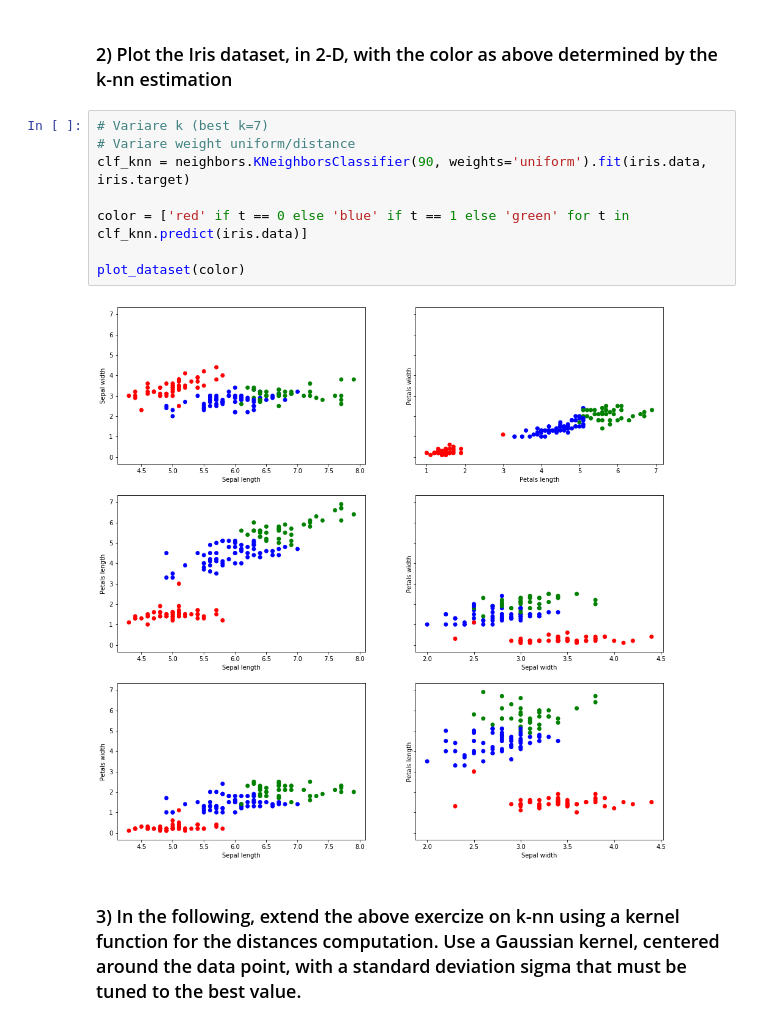
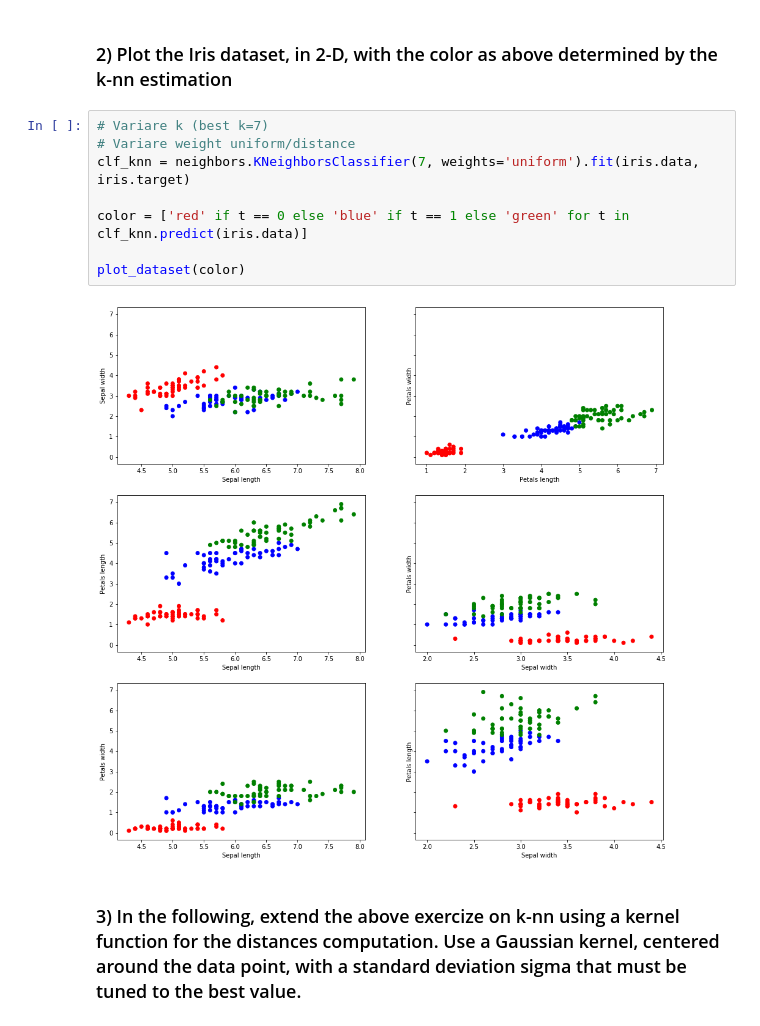
Before and after one commit to marcocaldera/machine-learning-exercises, a Jupyter notebook: meo/02-Distance Model/1-classification_iris_knn_aa_19_20.ipynb, the cells around one changed output. Saved outputs shown, nothing was run; the diff lists cells and outputs as text.

```diff
--- a/meo/02-Distance Model/1-classification_iris_knn_aa_19_20.ipynb
+++ b/meo/02-Distance Model/1-classification_iris_knn_aa_19_20.ipynb
@@ -315,13 +313,13 @@ plot_dataset(color)
 # %%
 # Variare k (best k=7)
 # Variare weight uniform/distance
-clf_knn = neighbors.KNeighborsClassifier(90, weights='uniform').fit(iris.data, iris.target)
+clf_knn = neighbors.KNeighborsClassifier(7, weights='uniform').fit(iris.data, iris.target)
 
 color = ['red' if t == 0 else 'blue' if t == 1 else 'green' for t in clf_knn.predict(iris.data)]
 
 plot_dataset(color)
 # %% [output]
-[figure, old version]
+[figure, new version]
 # %% [markdown]
 ### 3) In the following, extend the above exercize on k-nn using a kernel function for the distances computation. Use a Gaussian kernel, centered around the data point, with a standard deviation sigma that must be tuned to the best value.
 # %% [markdown]
```
Also changed, not shown: parts of 7 cells of this notebook, 4 other files.
